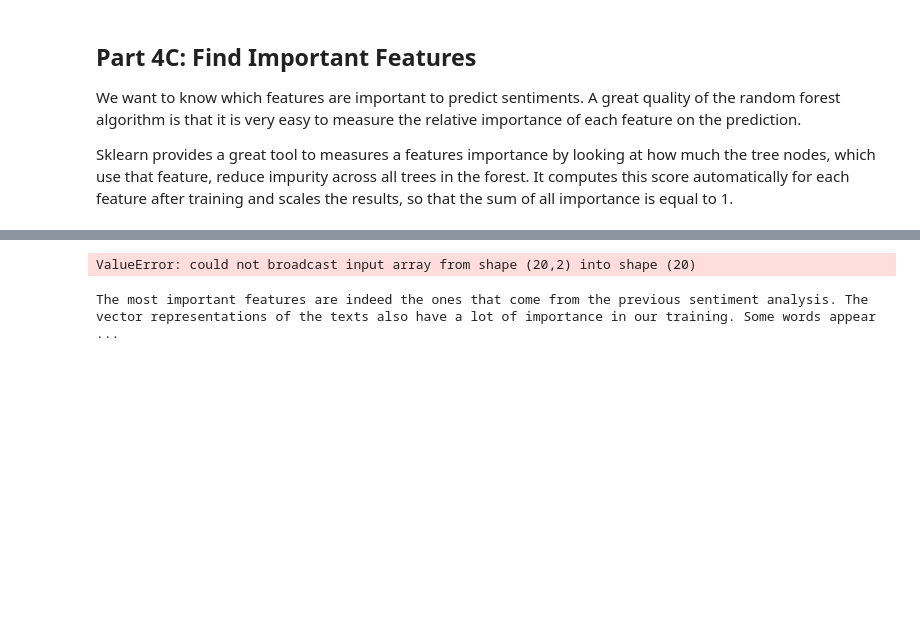
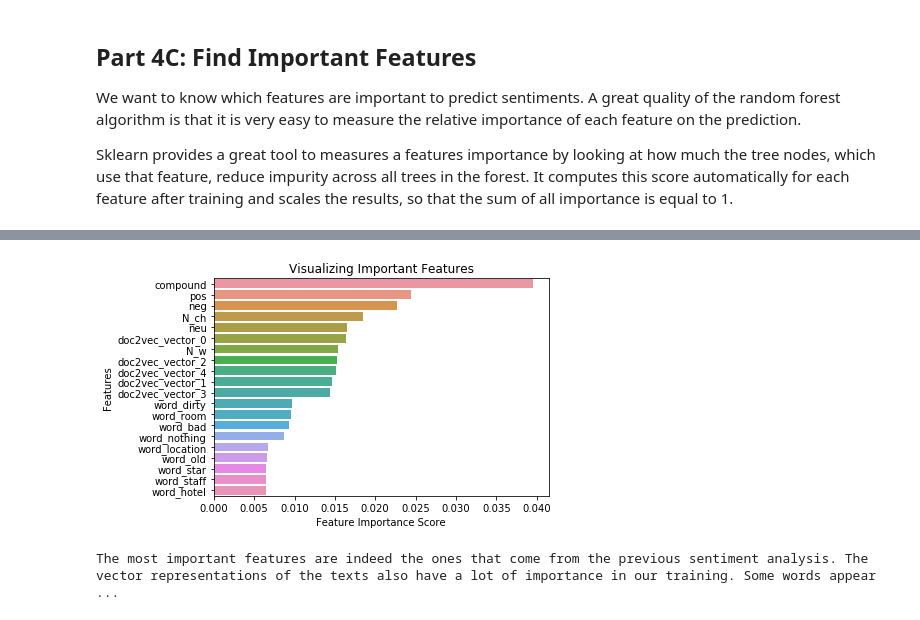
Before and after one commit to amirap/Machine-Learning, a Jupyter notebook: 10 ML_NLPSentimentAnalysis_KaggleChallengeHotelReview.ipynb, the cells around one changed output, grey strips where cells are left out. Saved outputs shown, nothing was run; the diff lists cells and outputs as text; code cells hidden in the pictures; blank space fills up the shorter version.

```diff
--- a/10 ML_NLPSentimentAnalysis_KaggleChallengeHotelReview.ipynb
+++ b/10 ML_NLPSentimentAnalysis_KaggleChallengeHotelReview.ipynb
@@ -511,14 +527,14 @@ key_features
 # %%
-# Visulaize feature importance
+# Visulaize important feature
 # Creating a bar plot
-sns.barplot(x=key_features, y=key_features.index)
+sns.barplot(x=key_features['Importance'], y=key_features['Feature'])
 # Add labels to your graph
 plt.xlabel('Feature Importance Score')
 plt.ylabel('Features')
 plt.title("Visualizing Important Features")
 plt.legend()
 # %% [output]
-ValueError: could not broadcast input array from shape (20,2) into shape (20)
+[figure, added]
 # %%
 print("The most important features are indeed the ones that come from the previous sentiment analysis. \
 The vector representations of the texts also have a lot of importance in our training. \
```
Also changed, not shown: parts of 2 cells of this notebook.
